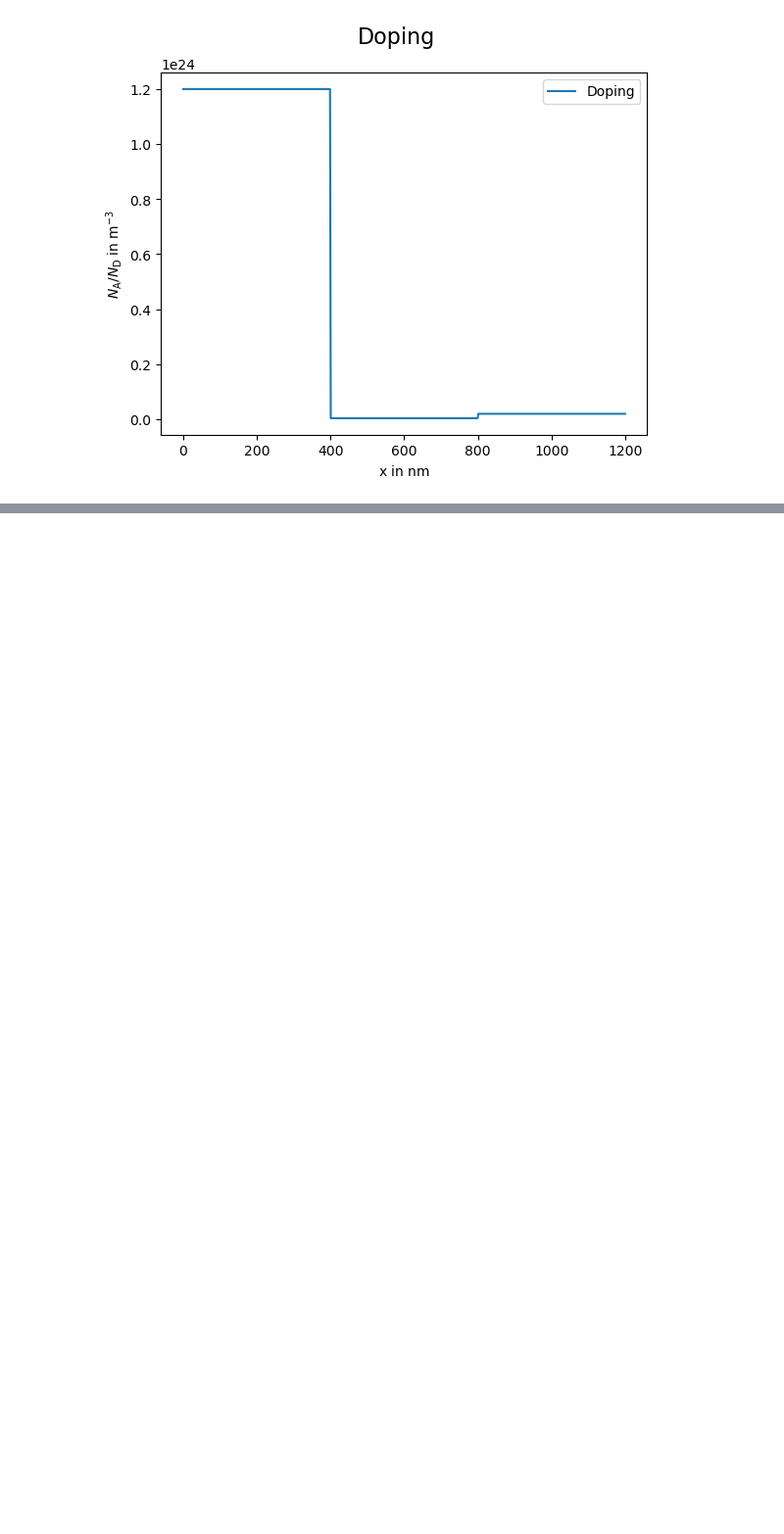
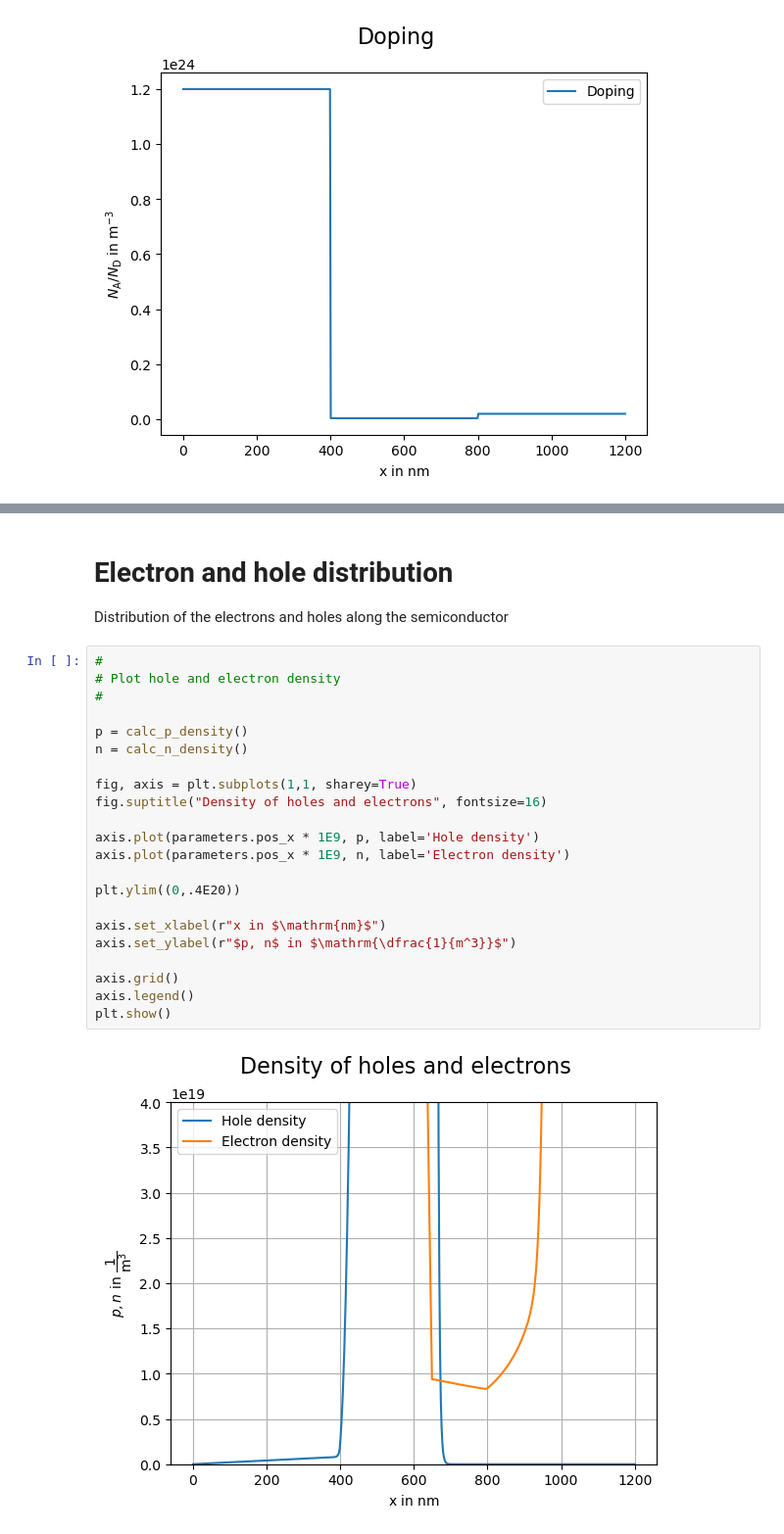
Before and after one commit to Taotu02feather/ECE340_Project, a Jupyter notebook: ECE340_Part1.ipynb, the cells around one changed output, grey strips where cells are left out. Shown: that part at 98% size. Drawn from its saved outputs; the diff is of its cells as text; blank space fills up the shorter version.

```diff
--- a/ECE340_Part1.ipynb
+++ b/ECE340_Part1.ipynb
@@ -78,0 +233,27 @@ plt.show()
+# %% [markdown]
+# Electron and hole distribution
+Distribution of the electrons and holes along the semiconductor
+# %%
+#
+# Plot hole and electron density
+#
+
+p = calc_p_density()
+n = calc_n_density()
+
+fig, axis = plt.subplots(1,1, sharey=True)
+fig.suptitle("Density of holes and electrons", fontsize=16)
+
+axis.plot(parameters.pos_x * 1E9, p, label='Hole density')
+axis.plot(parameters.pos_x * 1E9, n, label='Electron density')
+
+plt.ylim((0,.4E20))
+
+axis.set_xlabel(r"x in $\mathrm{nm}$")
+axis.set_ylabel(r"$p, n$ in $\mathrm{\dfrac{1}{m^3}}$")
+
+axis.grid()
+axis.legend()
+plt.show()
+# %% [output]
+[figure, added]
```
Also changed, not shown: parts of 28 cells of this notebook, 40 other files.
